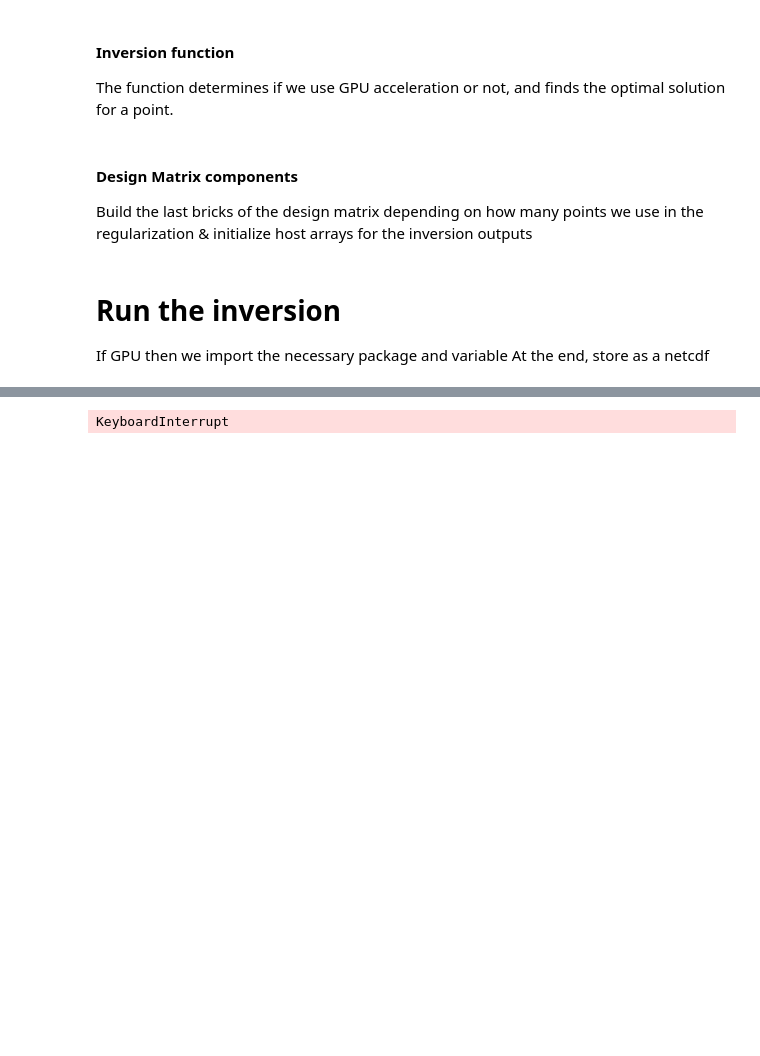
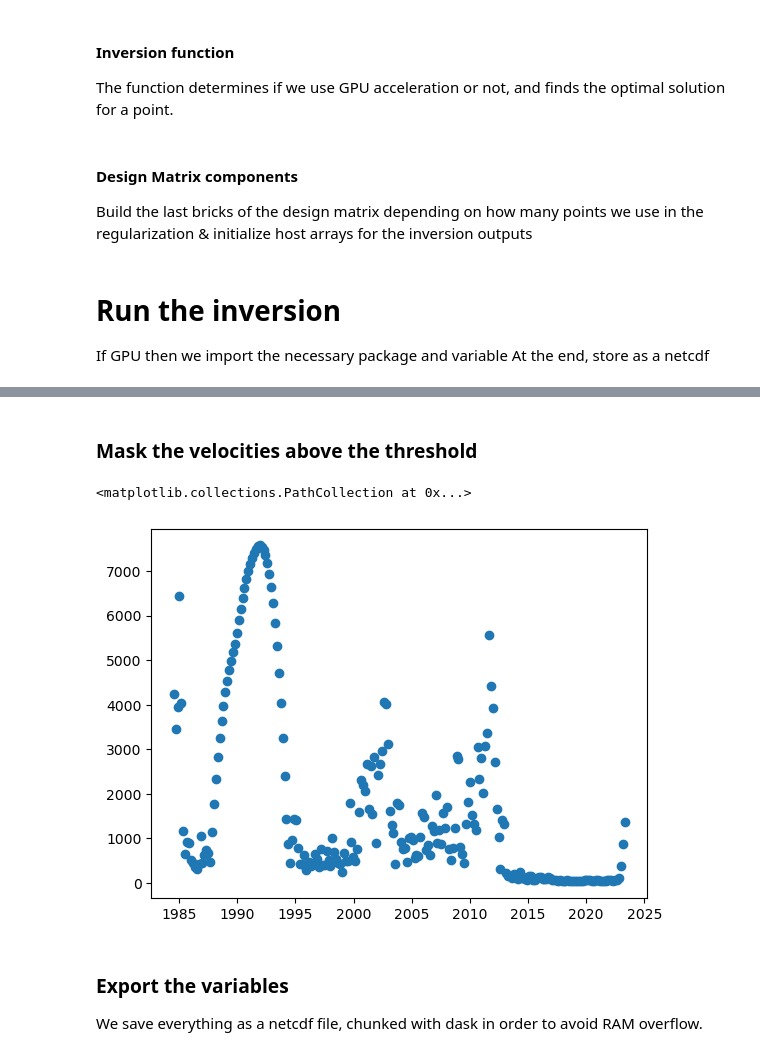
Before and after one commit to vdevauxchupin/ITS_LIVE_TOOL, a Jupyter notebook: nbs/06_inversion.ipynb, the cells around one changed output, grey strips where cells are left out. Saved outputs shown, nothing was run; the diff lists cells and outputs as text; code cells hidden in the pictures; blank space fills up the shorter version.

```diff
--- a/nbs/06_inversion.ipynb
+++ b/nbs/06_inversion.ipynb
@@ -995,22 +1077,31 @@ At the end, store as a netcdf
+# %%
+X = 10  # If a velocity is 10 times above the threshold, we take it out
+# %%
+# Grab the indices where the velocity is above X times the mean
+mask_mag = np.logical_not(mag <= X*np.nanmean(mag, axis = 0))
+# %% [markdown]
+### Mask the velocities above the threshold
+# %%
+vxInv[mask_mag] = np.nan
+vyInv[mask_mag] = np.nan
+mag[mask_mag] = np.nan
+# %%
+# Replot the average velocity magnitude now that it has been filtered
+plt.scatter(dates_nonum, np.nanmean(np.nanmean(mag, axis = 2), axis = 1))
+# %% [output]
+<matplotlib.collections.PathCollection at 0x...>
+[figure, added]
+# %% [markdown]
+### Export the variables
+
+We save everything as a netcdf file, chunked with dask in order to avoid RAM overflow.
 # %%
-
-if GPU:
-    import torch
-    device = torch.device("cuda:0" if torch.cuda.is_available() else "cpu")
-else:
-    device = None
-
-# Run the inversions for vx and vy and populate vxInv, vyInv
-for i in tqdm(range(len(y_matches))):
-
-    looper(i, GPU, spatial_regularization, nb_pts_tot, time_reg_mat, space_reg_mat)
-
-
 # Save the dataset
 new_ds = xr.Dataset(
 {
     "vx": (["time", "y", "x"], vxInv),
     "vy": (["time", "y", "x"], vyInv),
+    "mask": (["time", "y", "x"], mask_mag),
 },
 coords={
     "time": ind_tot,
@@ -1025,5 +1116,3 @@ write_job = new_ds.to_netcdf(f'Cube.nc', compute=False)
 with ProgressBar():
     print(f"Writing to {'Cube.nc'}")
     write_job.compute()
-# %% [output]
-KeyboardInterrupt
```
Also changed, not shown: parts of 20 cells of this notebook.
